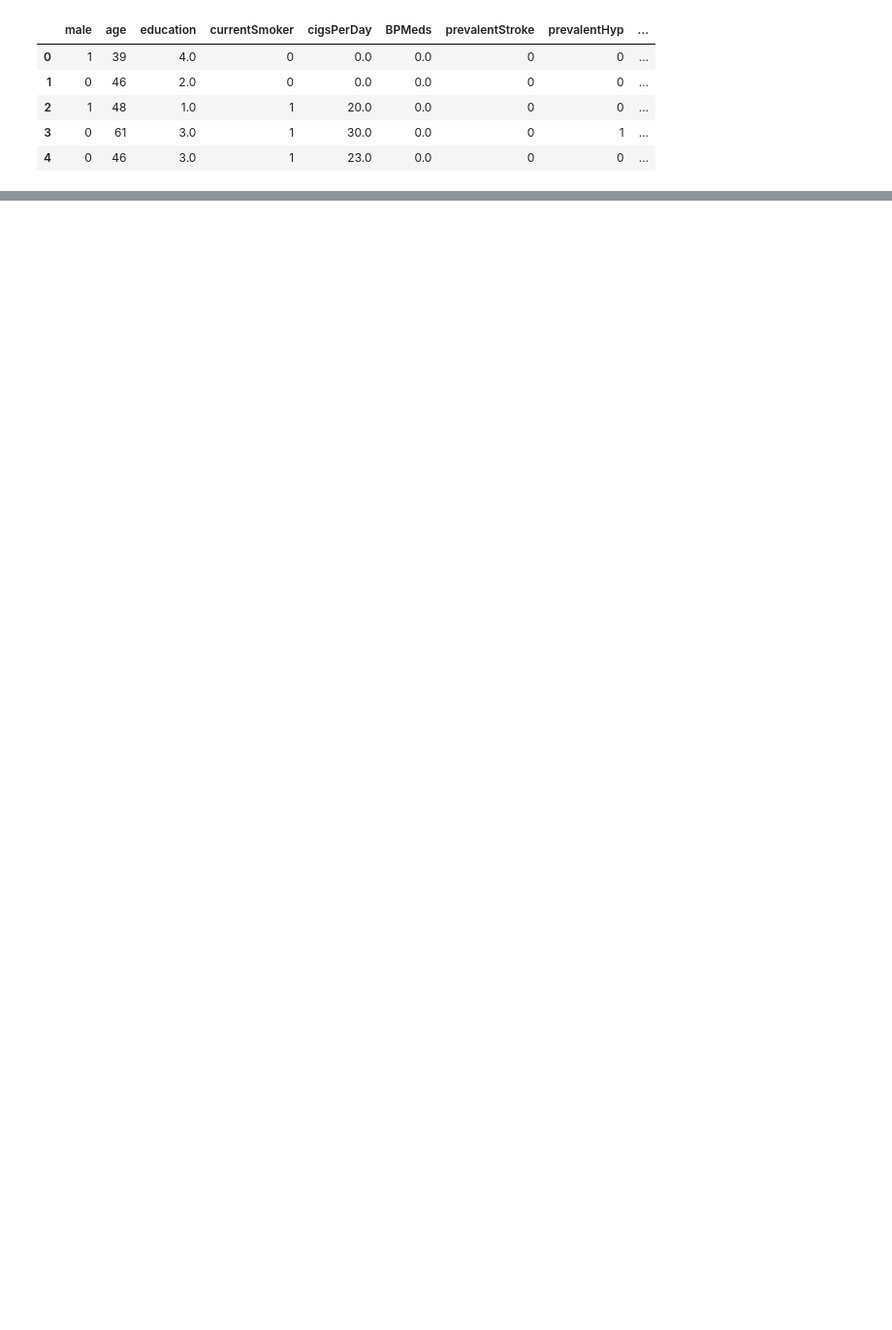
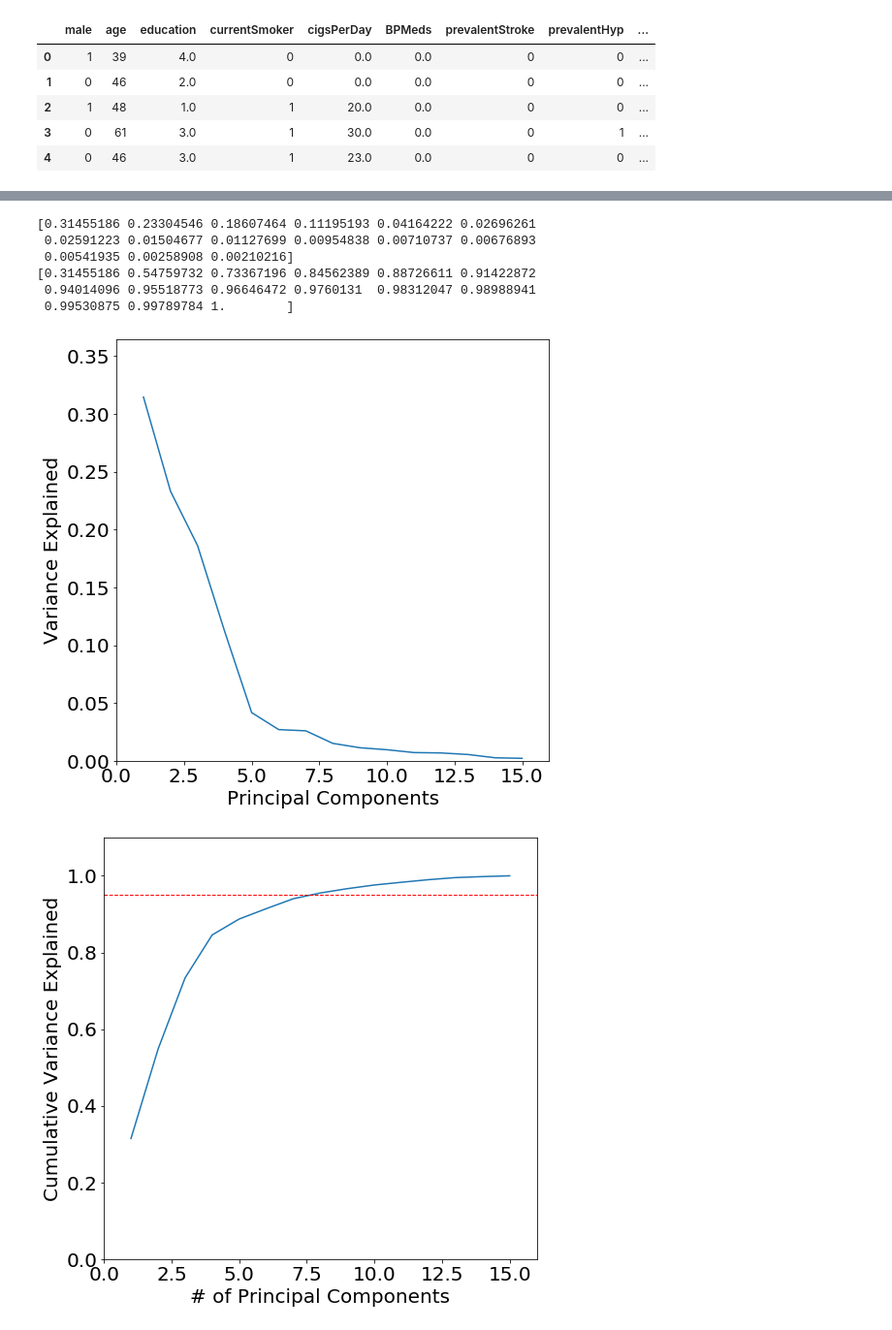
Before and after one commit to PinkySinghaRoy574/BITS_Pilani-ProjectsExecutedCode, a Jupyter notebook: CapstoneProject/week_4_bala.ipynb, the cells around one changed output, grey strips where cells are left out. Shown: that part at 97% size. Drawn from its saved outputs; the diff is of its cells as text; code cells hidden in the pictures; blank space fills up the shorter version.

```diff
--- a/CapstoneProject/week_4_bala.ipynb
+++ b/CapstoneProject/week_4_bala.ipynb
@@ -188,4 +274,39 @@ def performPCA(data):
 # %%
 data_02 = performPCA(data_01)
+# %%
+ def showVariance(pcaModel, pca):
+        try:
+            print(pcaModel.explained_variance_ratio_)
+            print(np.cumsum(pcaModel.explained_variance_ratio_))
+            plt.figure(figsize=(8, 8))
+            plt.plot(list(range(1, len(pca.explained_variance_ratio_) + 1)), pca.explained_variance_ratio_)
+            plt.axis([0, len(pca.explained_variance_ratio_) + 1, 0, max(pca.explained_variance_ratio_) + 0.05])
+            # plt.xticks(list(range(1, len(pca.explained_variance_ratio_))))
+            plt.xlabel('Principal Components')
+            plt.ylabel('Variance Explained')
+            plt.show()
+
+            plt.figure(figsize=(8, 8))
+            plt.plot(list(range(1, len(pca.explained_variance_ratio_) + 1)), np.cumsum(pca.explained_variance_ratio_))
+            plt.axis([0, len(pca.explained_variance_ratio_) + 1, 0, 1.1])
+            plt.axhline(y=0.95, color='r', linestyle='--', linewidth=1)
+            # plt.xticks(list(range(1, 61)))
+            plt.xlabel('# of Principal Components')
+            plt.ylabel('Cumulative Variance Explained')
+            plt.show()
+
+        except Exception as exp:
+            print(str(exp))
+# %%
+showVariance(pcaModel, pca)
+# %% [output]
+[0.31455186 0.23304546 0.18607464 0.11195193 0.04164222 0.02696261
+ 0.02591223 0.01504677 0.01127699 0.00954838 0.00710737 0.00676893
+ 0.00541935 0.00258908 0.00210216]
+[0.31455186 0.54759732 0.73367196 0.84562389 0.88726611 0.91422872
+ 0.94014096 0.95518773 0.96646472 0.9760131  0.98312047 0.98988941
+ 0.99530875 0.99789784 1.        ]
+[figure, added]
+[figure, added]
 # %%
 data_02.describe()
```
Also changed, not shown: parts of 21 cells of this notebook.
